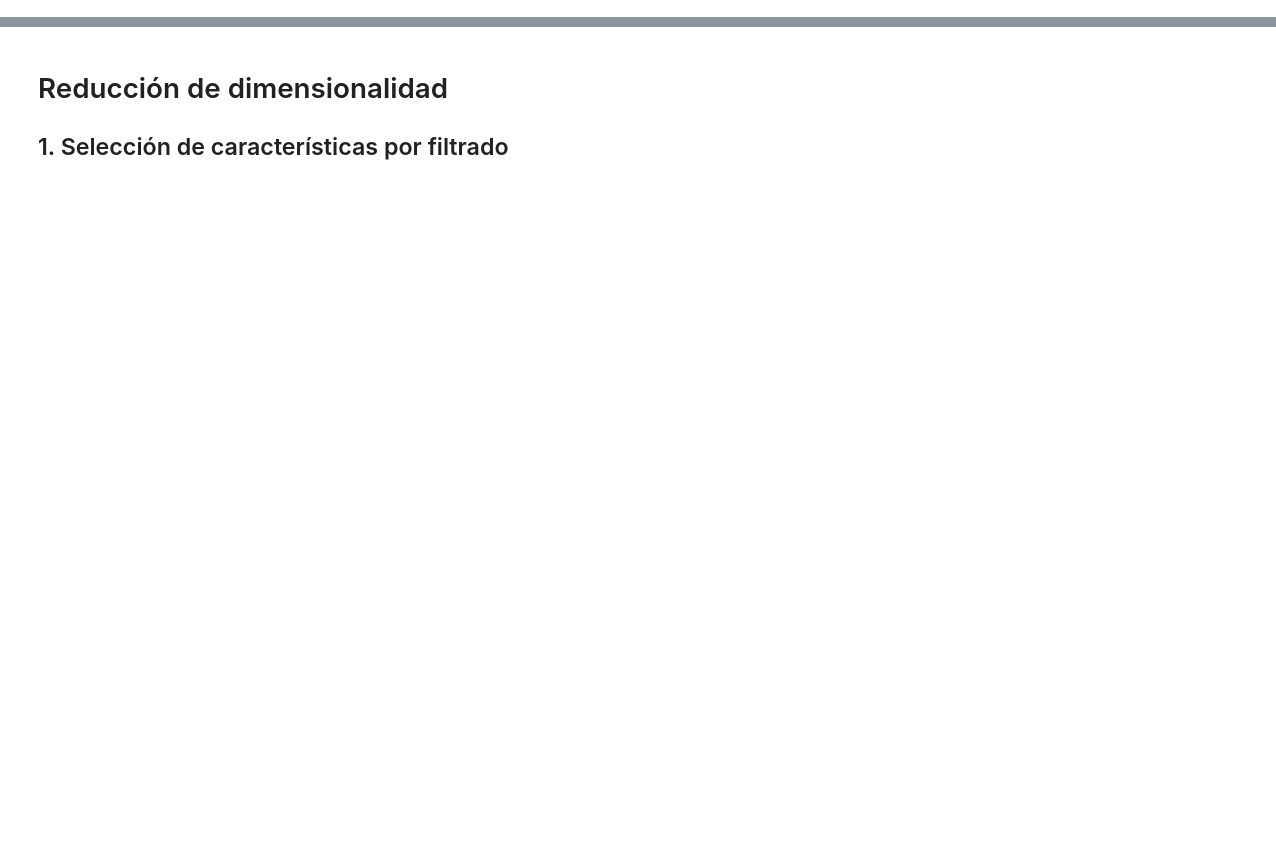
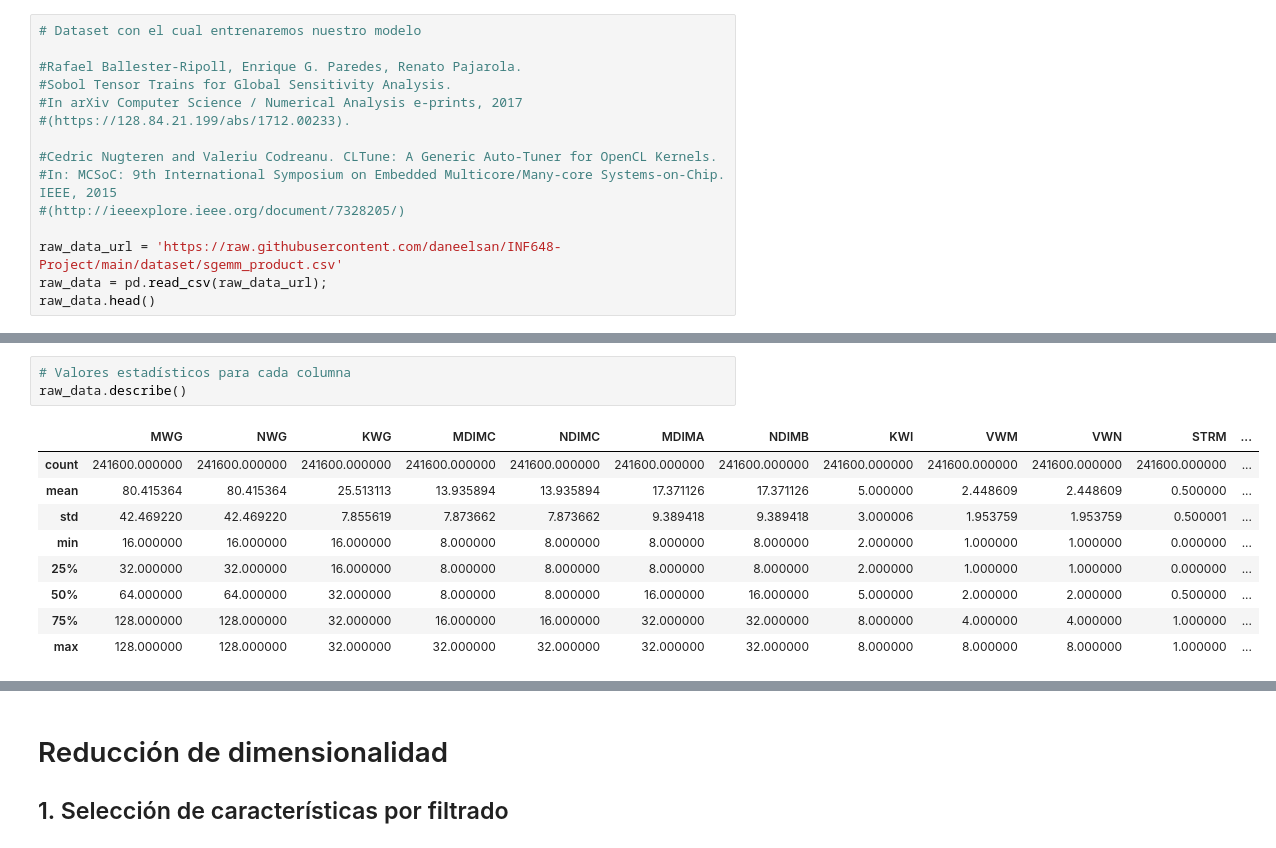
Before and after one commit to daneelsan/INF648-Project, a Jupyter notebook: notebooks/Glenn_Lozano_Test.ipynb, the cells around one changed output, grey strips where cells are left out. Cells and saved outputs as stored; diff of their text form; blank space fills up the shorter version.

```diff
--- a/notebooks/Glenn_Lozano_Test.ipynb
+++ b/notebooks/Glenn_Lozano_Test.ipynb
@@ -0,0 +25,15 @@
+# %%
+# Dataset con el cual entrenaremos nuestro modelo
+
+#Rafael Ballester-Ripoll, Enrique G. Paredes, Renato Pajarola.
+#Sobol Tensor Trains for Global Sensitivity Analysis.
+#In arXiv Computer Science / Numerical Analysis e-prints, 2017
+#(https://128.84.21.199/abs/1712.00233).
+
+#Cedric Nugteren and Valeriu Codreanu. CLTune: A Generic Auto-Tuner for OpenCL Kernels.
+#In: MCSoC: 9th International Symposium on Embedded Multicore/Many-core Systems-on-Chip. IEEE, 2015
+#(http://ieeexplore.ieee.org/document/7328205/)
+
+raw_data_url = 'https://raw.githubusercontent.com/daneelsan/INF648-Project/main/dataset/sgemm_product.csv'
+raw_data = pd.read_csv(raw_data_url);
+raw_data.head()
@@ -0,0 +47,13 @@
+# %%
+# Valores estadísticos para cada columna
+raw_data.describe()
+# %% [output]
+|  | MWG | NWG | KWG | MDIMC | NDIMC | MDIMA | NDIMB | KWI | VWM | VWN | STRM | ... |
+| count | 241600.000000 | 241600.000000 | 241600.000000 | 241600.000000 | 241600.000000 | 241600.000000 | 241600.000000 | 241600.000000 | 241600.000000 | 241600.000000 | 241600.000000 | ... |
+| mean | 80.415364 | 80.415364 | 25.513113 | 13.935894 | 13.935894 | 17.371126 | 17.371126 | 5.000000 | 2.448609 | 2.448609 | 0.500000 | ... |
+| std | 42.469220 | 42.469220 | 7.855619 | 7.873662 | 7.873662 | 9.389418 | 9.389418 | 3.000006 | 1.953759 | 1.953759 | 0.500001 | ... |
+| min | 16.000000 | 16.000000 | 16.000000 | 8.000000 | 8.000000 | 8.000000 | 8.000000 | 2.000000 | 1.000000 | 1.000000 | 0.000000 | ... |
+| 25% | 32.000000 | 32.000000 | 16.000000 | 8.000000 | 8.000000 | 8.000000 | 8.000000 | 2.000000 | 1.000000 | 1.000000 | 0.000000 | ... |
+| 50% | 64.000000 | 64.000000 | 32.000000 | 8.000000 | 8.000000 | 16.000000 | 16.000000 | 5.000000 | 2.000000 | 2.000000 | 0.500000 | ... |
+| 75% | 128.000000 | 128.000000 | 32.000000 | 16.000000 | 16.000000 | 32.000000 | 32.000000 | 8.000000 | 4.000000 | 4.000000 | 1.000000 | ... |
+| max | 128.000000 | 128.000000 | 32.000000 | 32.000000 | 32.000000 | 32.000000 | 32.000000 | 8.000000 | 8.000000 | 8.000000 | 1.000000 | ... |
```
Also changed, not shown: parts of 26 cells of this notebook.
